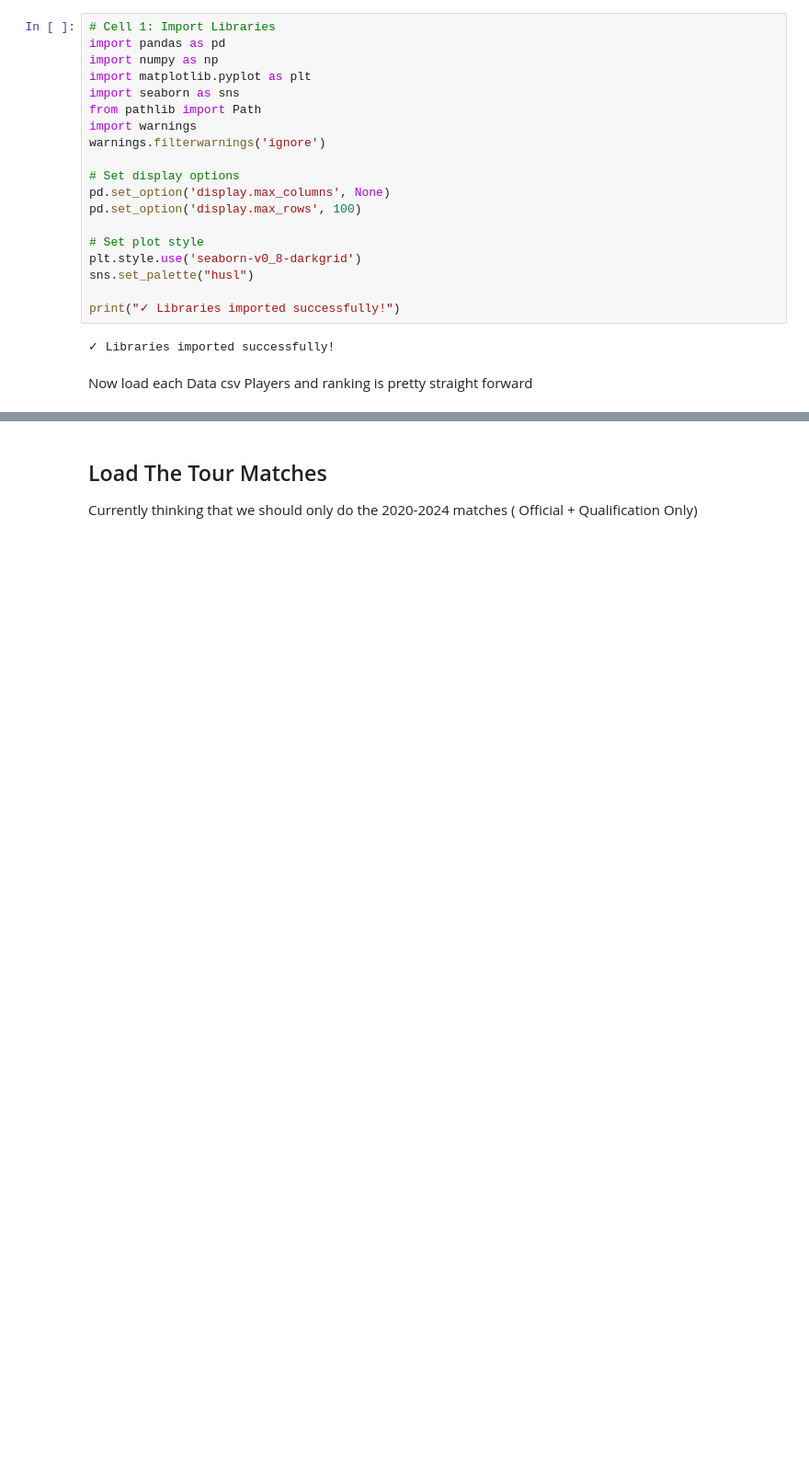
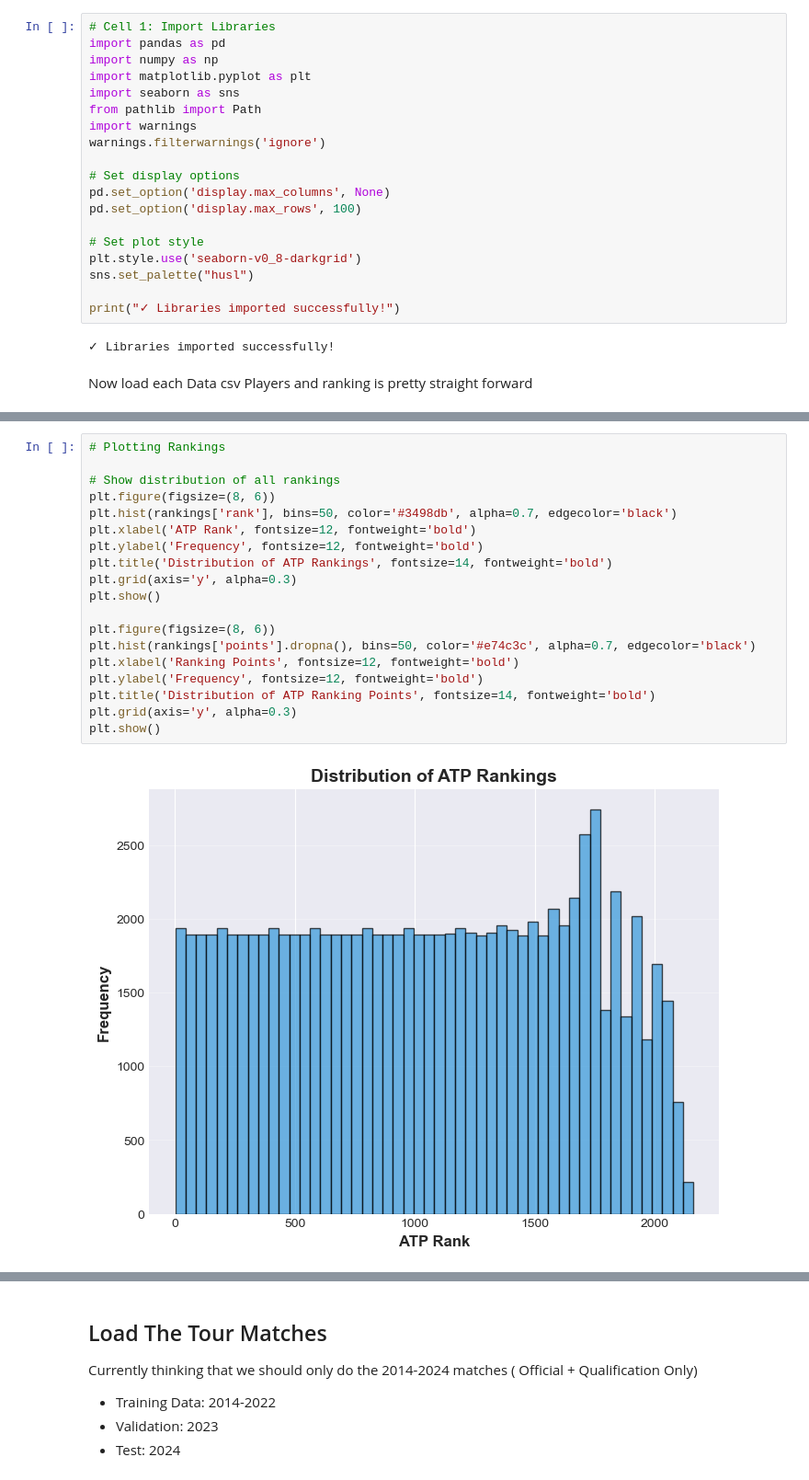
Before and after one commit to Ozayzay/Tennis-Data-Prediction-, a Jupyter notebook: notebooks/EDA_and_preprocessing.ipynb, the cells around one changed output, grey strips where cells are left out. Shown: that part at 92% size. Saved outputs shown, nothing was run; the diff lists cells and outputs as text; blank space fills up the shorter version.

```diff
--- a/notebooks/EDA_and_preprocessing.ipynb
+++ b/notebooks/EDA_and_preprocessing.ipynb
@@ -90,0 +106,21 @@ None
+# %%
+# Plotting Rankings
+
+# Show distribution of all rankings
+plt.figure(figsize=(8, 6))
+plt.hist(rankings['rank'], bins=50, color='#3498db', alpha=0.7, edgecolor='black')
+plt.xlabel('ATP Rank', fontsize=12, fontweight='bold')
+plt.ylabel('Frequency', fontsize=12, fontweight='bold')
+plt.title('Distribution of ATP Rankings', fontsize=14, fontweight='bold')
+plt.grid(axis='y', alpha=0.3)
+plt.show()
+
+plt.figure(figsize=(8, 6))
+plt.hist(rankings['points'].dropna(), bins=50, color='#e74c3c', alpha=0.7, edgecolor='black')
+plt.xlabel('Ranking Points', fontsize=12, fontweight='bold')
+plt.ylabel('Frequency', fontsize=12, fontweight='bold')
+plt.title('Distribution of ATP Ranking Points', fontsize=14, fontweight='bold')
+plt.grid(axis='y', alpha=0.3)
+plt.show()
+# %% [output]
+[figure, added]
@@ -91,7 +128,10 @@ None
 # %% [markdown]
 ## Load The Tour Matches
 
-Currently thinking that we should only do the 2020-2024 matches ( Official + Qualification Only)
+Currently thinking that we should only do the 2014-2024 matches ( Official + Qualification Only)
+* Training Data: 2014-2022
+* Validation: 2023
+* Test: 2024
 # %%
 # Cell 5: Load Main Tour Matches (2018-2024 as recommended)
 import os
```
Also changed, not shown: parts of 28 cells of this notebook, 3 other files.
